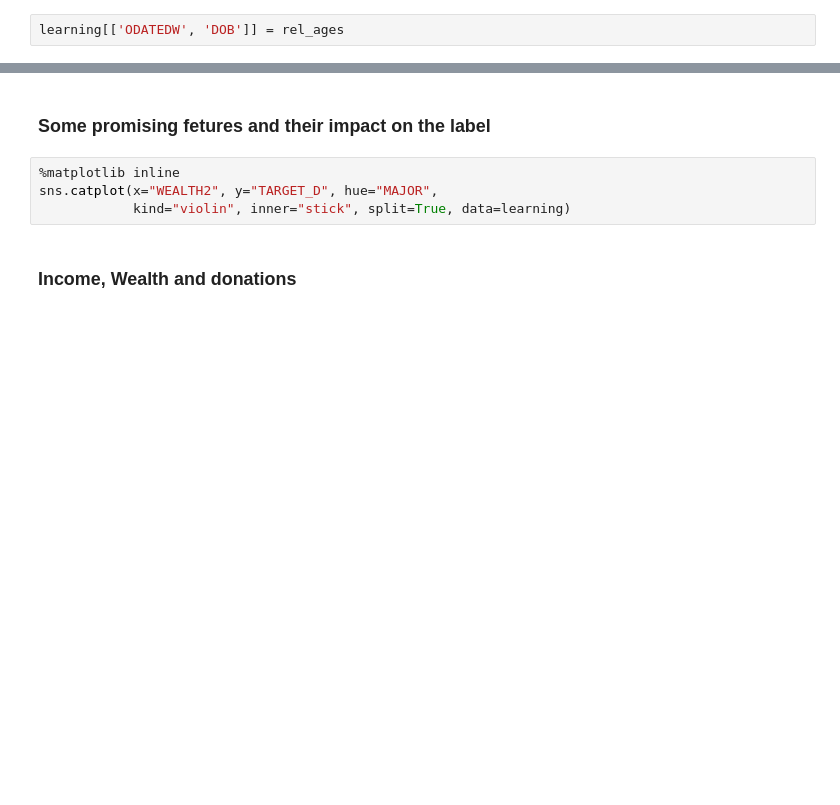
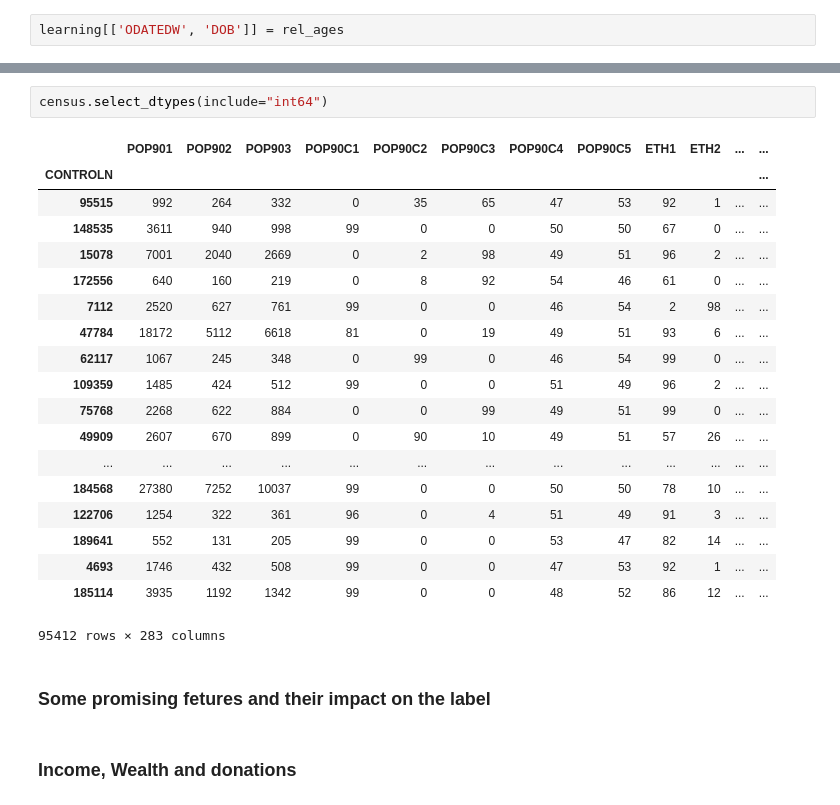
Before and after one commit to datarian/master-thesis-msc-statistics, a Jupyter notebook: code/jupyter_notebooks/eda.ipynb, the cells around one changed output, grey strips where cells are left out. Saved outputs shown, nothing was run; the diff lists cells and outputs as text; blank space fills up the shorter version.

```diff
--- a/code/jupyter_notebooks/eda.ipynb
+++ b/code/jupyter_notebooks/eda.ipynb
@@ -404,9 +438,27 @@ save_fig("float_feature_histograms")
+# %%
+census.select_dtypes(include="int64")
+# %% [output]
+|  | POP901 | POP902 | POP903 | POP90C1 | POP90C2 | POP90C3 | POP90C4 | POP90C5 | ETH1 | ETH2 | ... | ... |
+| CONTROLN |  |  |  |  |  |  |  |  |  |  |  | ... |
+| 95515 | 992 | 264 | 332 | 0 | 35 | 65 | 47 | 53 | 92 | 1 | ... | ... |
+| 148535 | 3611 | 940 | 998 | 99 | 0 | 0 | 50 | 50 | 67 | 0 | ... | ... |
+| 15078 | 7001 | 2040 | 2669 | 0 | 2 | 98 | 49 | 51 | 96 | 2 | ... | ... |
+| 172556 | 640 | 160 | 219 | 0 | 8 | 92 | 54 | 46 | 61 | 0 | ... | ... |
+| 7112 | 2520 | 627 | 761 | 99 | 0 | 0 | 46 | 54 | 2 | 98 | ... | ... |
+| 47784 | 18172 | 5112 | 6618 | 81 | 0 | 19 | 49 | 51 | 93 | 6 | ... | ... |
+| 62117 | 1067 | 245 | 348 | 0 | 99 | 0 | 46 | 54 | 99 | 0 | ... | ... |
+| 109359 | 1485 | 424 | 512 | 99 | 0 | 0 | 51 | 49 | 96 | 2 | ... | ... |
+| 75768 | 2268 | 622 | 884 | 0 | 0 | 99 | 49 | 51 | 99 | 0 | ... | ... |
+| 49909 | 2607 | 670 | 899 | 0 | 90 | 10 | 49 | 51 | 57 | 26 | ... | ... |
+| ... | ... | ... | ... | ... | ... | ... | ... | ... | ... | ... | ... | ... |
+| 184568 | 27380 | 7252 | 10037 | 99 | 0 | 0 | 50 | 50 | 78 | 10 | ... | ... |
+| 122706 | 1254 | 322 | 361 | 96 | 0 | 4 | 51 | 49 | 91 | 3 | ... | ... |
+| 189641 | 552 | 131 | 205 | 99 | 0 | 0 | 53 | 47 | 82 | 14 | ... | ... |
+| 4693 | 1746 | 432 | 508 | 99 | 0 | 0 | 47 | 53 | 92 | 1 | ... | ... |
+| 185114 | 3935 | 1192 | 1342 | 99 | 0 | 0 | 48 | 52 | 86 | 12 | ... | ... |
+95412 rows × 283 columns
 # %% [markdown]
 ### Some promising fetures and their impact on the label
-# %%
-%matplotlib inline
-sns.catplot(x="WEALTH2", y="TARGET_D", hue="MAJOR",
-            kind="violin", inner="stick", split=True, data=learning)
 # %% [markdown]
 ### Income, Wealth and donations
 # %%
```
Also changed, not shown: parts of 74 cells of this notebook, 4 other files.
